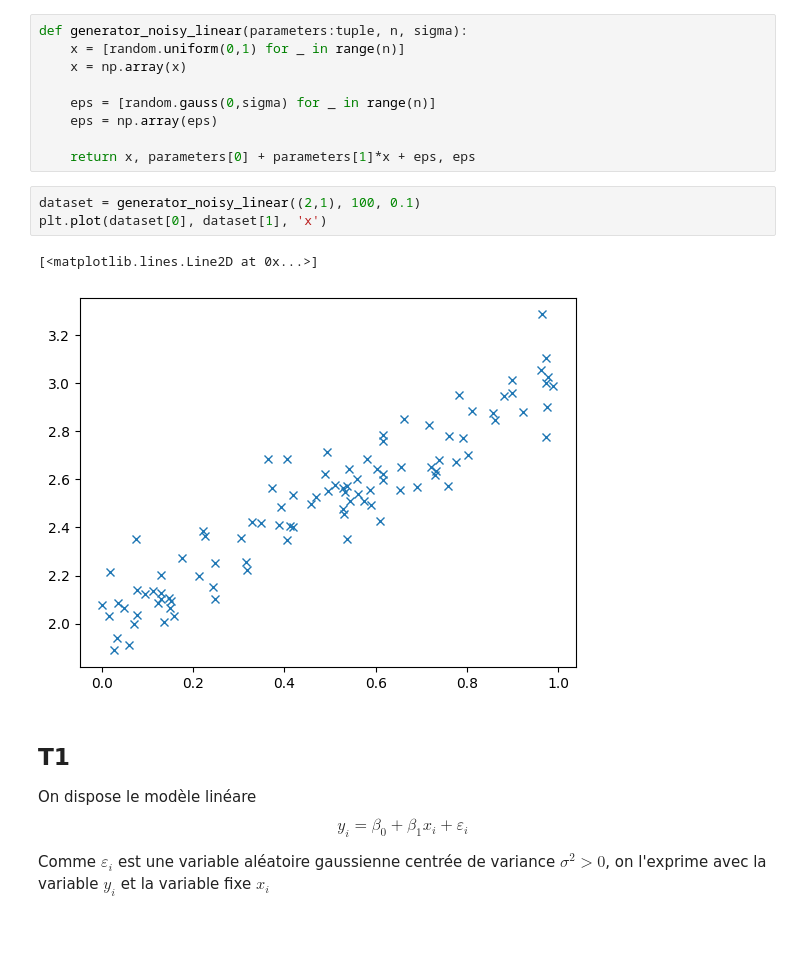
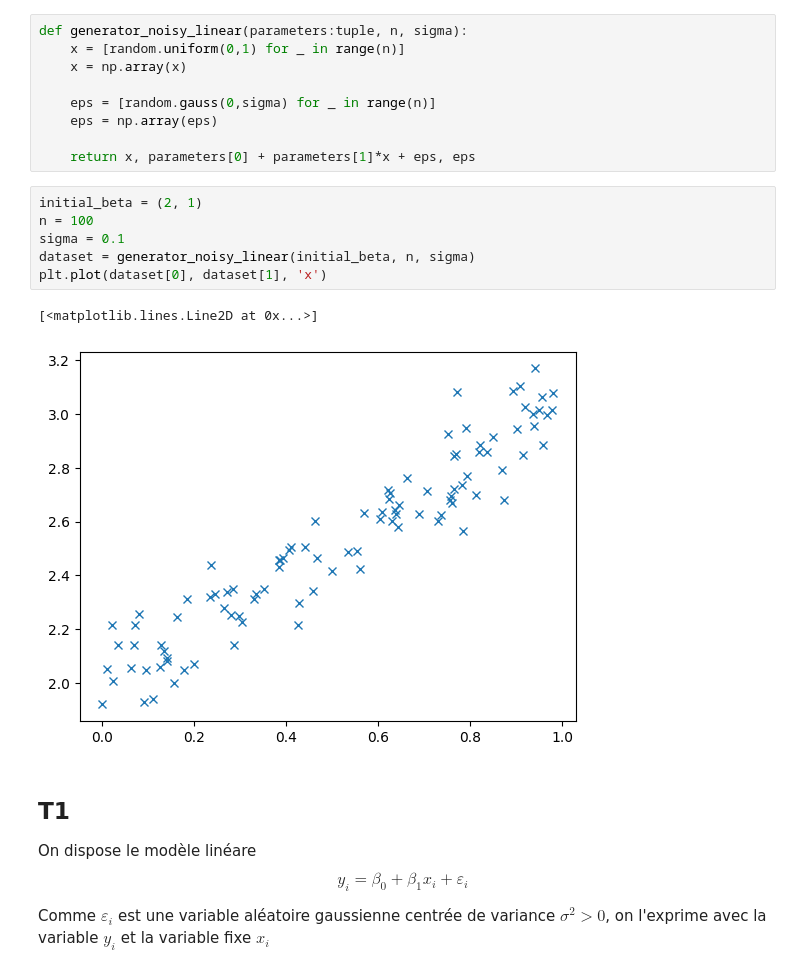
Before and after one commit to isaigordeev/Regressions, a Jupyter notebook: IsaiGordeev_ZhichengHui_Régressions.ipynb, the cells around one changed output. Saved outputs shown, nothing was run; the diff lists cells and outputs as text; blank space fills up the shorter version.

```diff
--- a/proj.ipynb
+++ b/IsaiGordeev_ZhichengHui_Régressions.ipynb
@@ -16,11 +16,14 @@ def generator_noisy_linear(parameters:tuple, n, sigma):
 
     return x, parameters[0] + parameters[1]*x + eps, eps
 # %%
-dataset = generator_noisy_linear((2,1), 100, 0.1)
+initial_beta = (2, 1)
+n = 100
+sigma = 0.1
+dataset = generator_noisy_linear(initial_beta, n, sigma)
 plt.plot(dataset[0], dataset[1], 'x')
 # %% [output]
 [<matplotlib.lines.Line2D at 0x...>]
-[figure, old version]
+[figure, new version]
 # %% [markdown]
 ## T1
 
```
Also changed, not shown: parts of 2 cells of this notebook, 1 other file.
